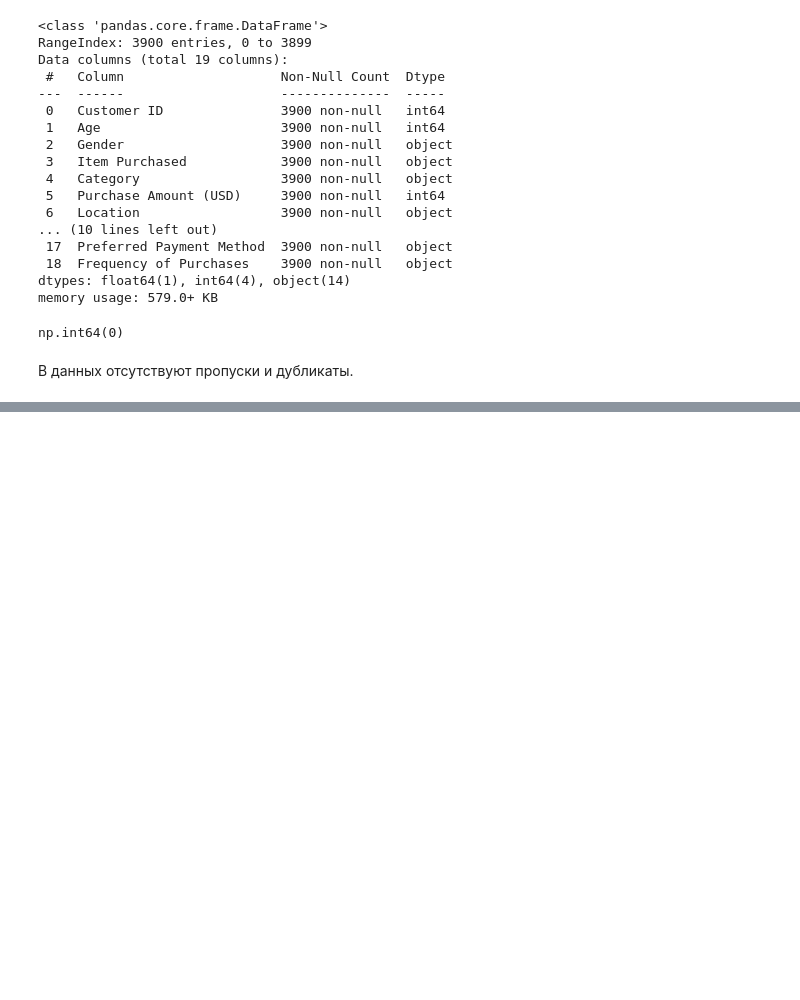
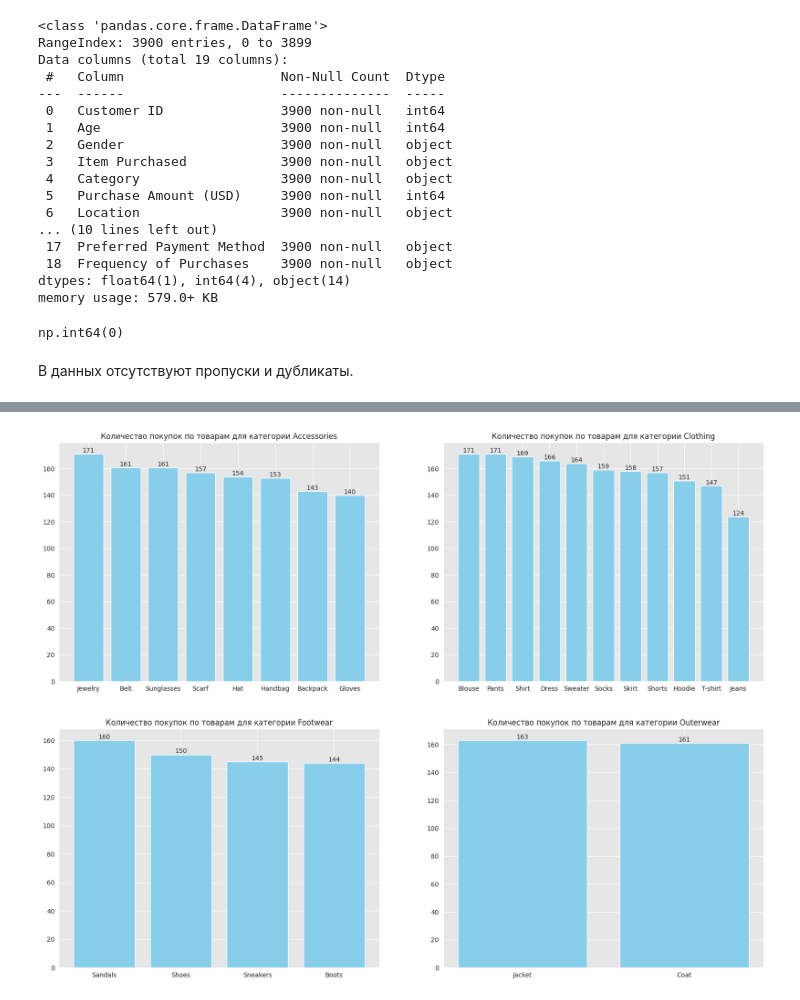
Before and after one commit to lisimisa-byte/customer-purchase-behaivour, a Jupyter notebook: customer_purchase_behaviour.ipynb, the cells around one changed output, grey strips where cells are left out. Drawn from its saved outputs; the diff is of its cells as text; code cells hidden in the pictures; blank space fills up the shorter version.

```diff
--- a/customer_purchase_behaviour.ipynb
+++ b/customer_purchase_behaviour.ipynb
@@ -96,0 +130,20 @@ np.int64(0)
+# %%
+grouped_by_category = df.groupby('Category')['Item Purchased'].value_counts().reset_index()
+
+fig, axes = plt.subplots(2, 2, figsize=(20, 15))
+axes = axes.flatten()
+
+for i, category in enumerate(grouped_by_category['Category'].unique()):
+  plot_data = grouped_by_category[grouped_by_category['Category'] == category]
+
+  axes[i].bar(plot_data['Item Purchased'],
+              plot_data['count'],
+              color='skyblue')
+  axes[i].set_title(f'Количество покупок по товарам для категории {category}')
+
+  for j, v in enumerate(plot_data['count']):
+    axes[i].text(j, v + 1, f'{v}', ha='center')
+
+plt.show()
+# %% [output]
+[figure, added]
```
Also changed, not shown: parts of 5 cells of this notebook.
